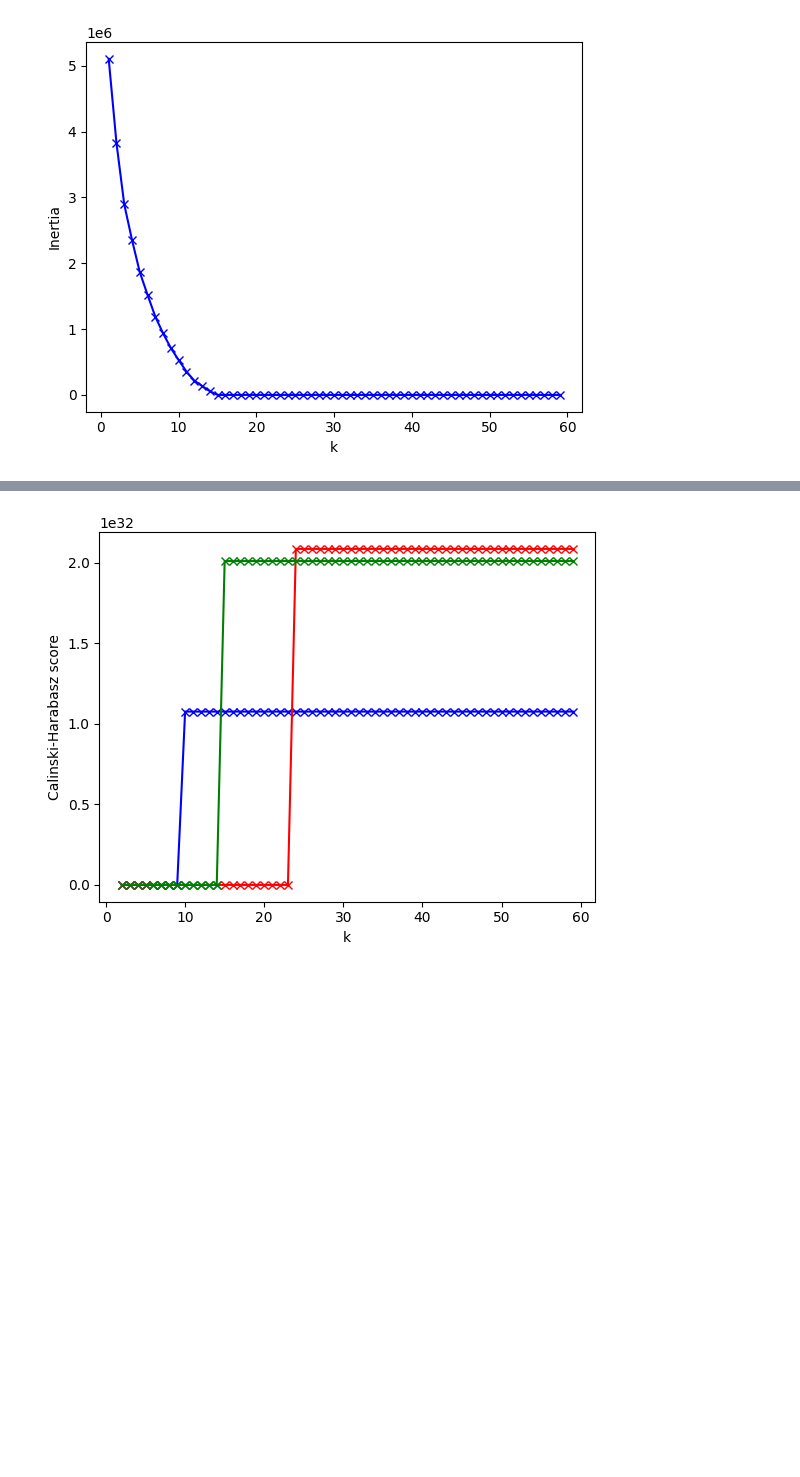
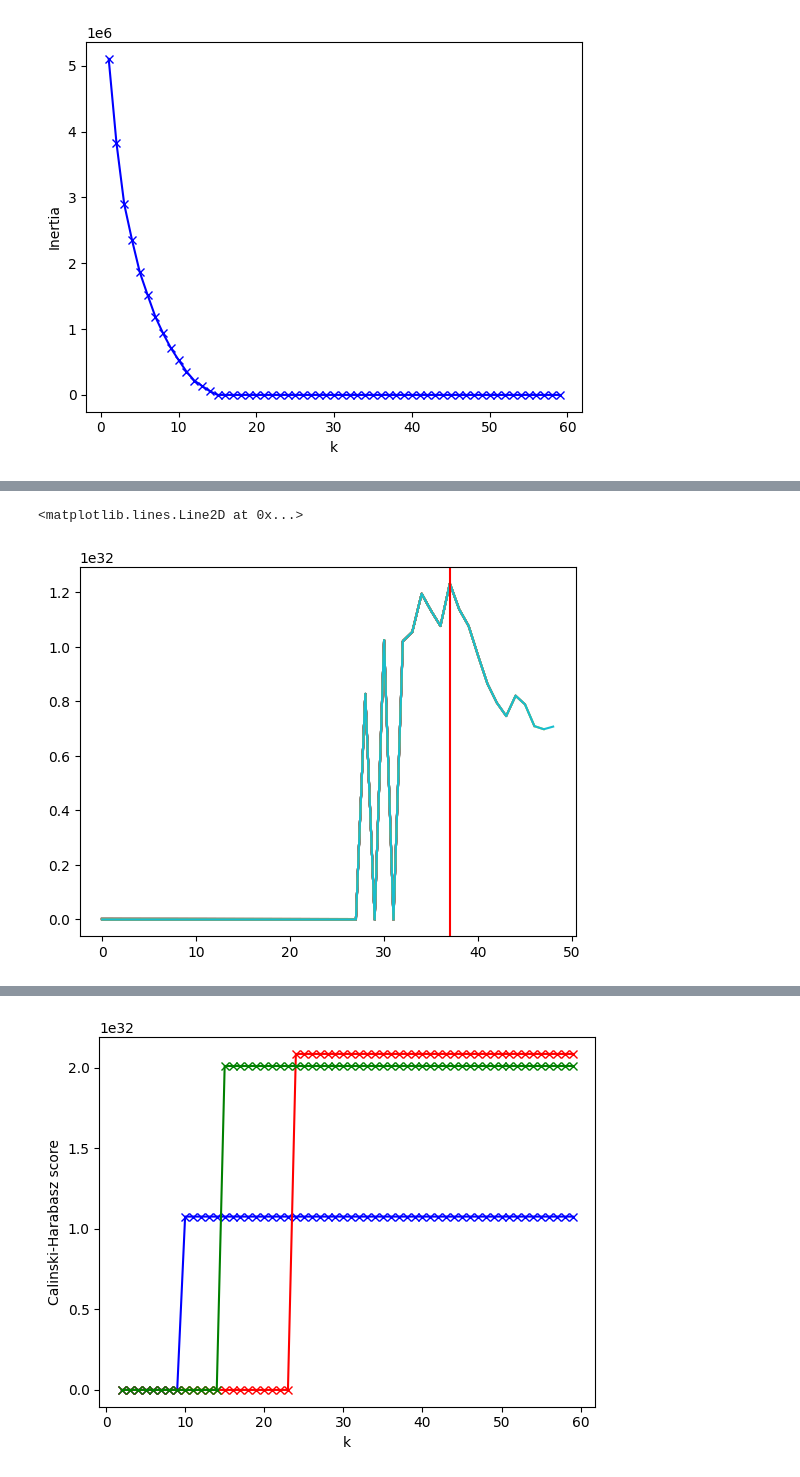
Before and after one commit to raphaelgoms/analysis-scripts, a Jupyter notebook: exps-data-analyzer.ipynb, the cells around one changed output, grey strips where cells are left out. Saved outputs shown, nothing was run; the diff lists cells and outputs as text; code cells hidden in the pictures; blank space fills up the shorter version.

```diff
--- a/exps-data-analyzer.ipynb
+++ b/exps-data-analyzer.ipynb
@@ -520,0 +537,6 @@ plt.show()
+# %%
+plot_metric_history(calinski_harabasz_score, np.max, 50)
+plt.axvline(x = 37, color = 'r', label = 'axvline - full height')
+# %% [output]
+<matplotlib.lines.Line2D at 0x...>
+[figure, added]
```
Also changed, not shown: parts of 17 cells of this notebook.
